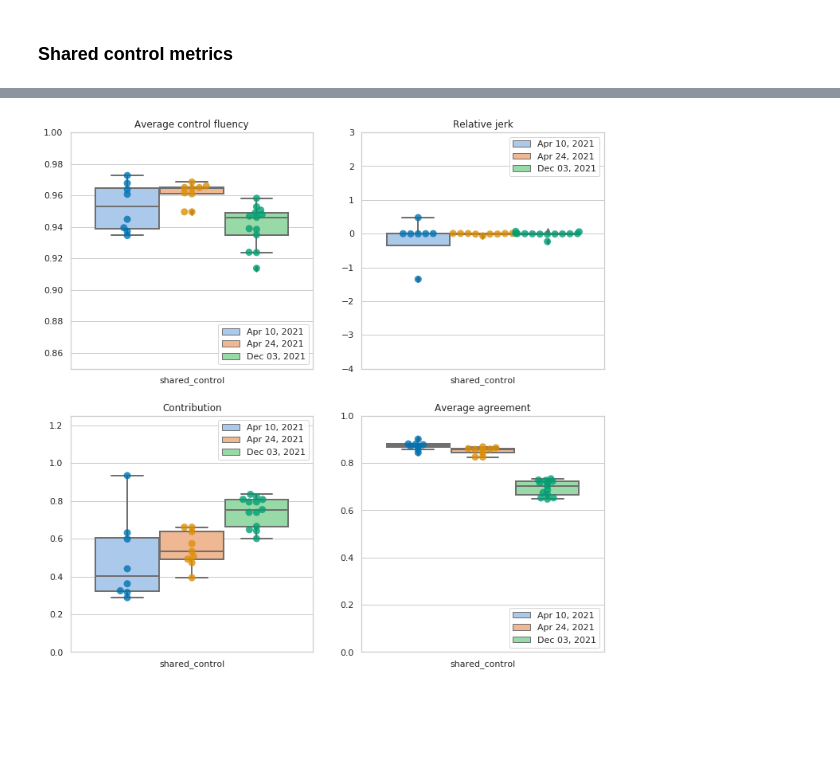
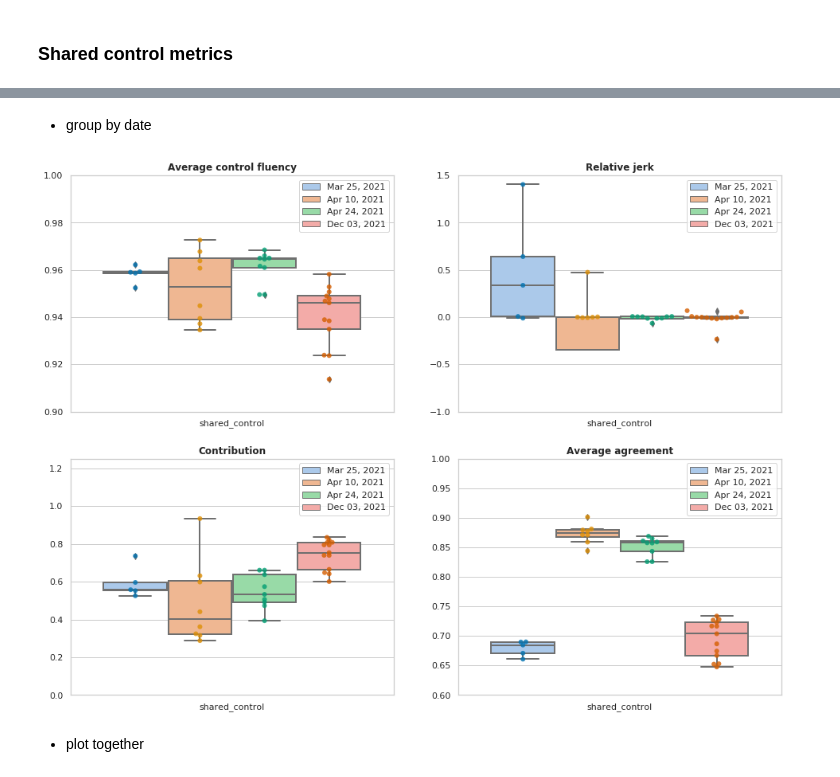
Before and after one commit to epfl-lasa/crowdbot-evaluation-tools, a Jupyter notebook: notebooks/comprehensive_eval_ver2.ipynb, the cells around one changed output, grey strips where cells are left out. Cells and saved outputs as stored; diff of their text form; code cells hidden in the pictures; blank space fills up the shorter version.

```diff
--- a/notebooks/comprehensive_eval_ver2.ipynb
+++ b/notebooks/comprehensive_eval_ver2.ipynb
@@ -1417,7 +1582,7 @@ plt.show()
 # %% [markdown]
 ## Comparison between shared_control on 0325, 0410 and 0424
 # %%
-chosen_dates = ['0410', '0424', '1203']
+chosen_dates = ['0325', '0410', '0424', '1203']
 chosen_type = ['shared_control']
 
 eval_dirs = []
@@ -1436,18 +1602,12 @@ for root, dirs, files in walk(outbase, topdown=False, maxdepth=1):
 ### Result loading
 # %%
 crowd_metrics = (
-    'avg_crowd_density5',
-    'std_crowd_density5',
-    'max_crowd_density5',
+    'avg_crowd_density2_5',
+    'std_crowd_density2_5',
+    'max_crowd_density2_5',
+    'virtual_collision',
     'avg_min_dist',
 )
-"""
-To added crowd_metrics
-avg_crowd_density2_5
-std_crowd_density2_5
-max_crowd_density2_5
-virtual_collision
-"""
 
 path_metrics = (
     'rel_duration2goal',
@@ -1540,5 +1872,7 @@ control_metrics_df = eval_res_df[['seq', 'control_type'] + list(control_metrics)
+# %% [markdown]
+- group by date
 # %%
-control_fig, control_axes = plt.subplots(2, 2, figsize=(12, 12))
+control_fig, control_axes = plt.subplots(2, 2, figsize=(16, 12))
 
 categorical_plot(
     axes=control_axes[0,0],
@@ -1548,9 +1882,10 @@ categorical_plot(
     title='Average control fluency',
     xlabel='',
     ylabel='',
-    ylim=[0.85, 1.0],
-    lgd_labels=['Apr 10, 2021', 'Apr 24, 2021', 'Dec 03, 2021'],
+    ylim=[0.90, 1.0],
+    lgd_labels=['Mar 25, 2021', 'Apr 10, 2021', 'Apr 24, 2021', 'Dec 03, 2021'],
     group='date',
+    loc='upper right',
     kind='box',
 )
 
@@ -1562,8 +1897,8 @@ categorical_plot(
     title='Relative jerk',
     xlabel='',
     ylabel='',
-    ylim=[-4.0, 3.0],
-    lgd_labels=['Apr 10, 2021', 'Apr 24, 2021', 'Dec 03, 2021'],
+    ylim=[-1.0, 1.5],
+    lgd_labels=['Mar 25, 2021', 'Apr 10, 2021', 'Apr 24, 2021', 'Dec 03, 2021'],
     group='date',
     loc='upper right',
     kind='box',
@@ -1571,35 +1906,36 @@ categorical_plot(
 
 categorical_plot(
     axes=control_axes[1,0],
     df=control_metrics_df,
     metric='contribution',
     catogory='control_type',
     title='Contribution',
     xlabel='',
     ylabel='',
     ylim=[0.0, 1.25],
-    lgd_labels=['Apr 10, 2021', 'Apr 24, 2021', 'Dec 03, 2021'],
+    lgd_labels=['Mar 25, 2021', 'Apr 10, 2021', 'Apr 24, 2021', 'Dec 03, 2021'],
     group='date',
     loc='upper right',
     kind='box',
 )
 
 categorical_plot(
     axes=control_axes[1,1],
     df=control_metrics_df,
     metric='avg_agreement',
     catogory='control_type',
     title='Average agreement',
     xlabel='',
     ylabel='',
-    ylim=[0.0, 1.0],
-    lgd_labels=['Apr 10, 2021', 'Apr 24, 2021', 'Dec 03, 2021'],
+    ylim=[0.60, 1.0],
+    lgd_labels=['Mar 25, 2021', 'Apr 10, 2021', 'Apr 24, 2021', 'Dec 03, 2021'],
     group='date',
+    loc='upper right',
     kind='box',
 )
 
-plt.savefig("comp_shared_control.pdf", dpi=300)
+plt.savefig("all_shared_control_perf_grouped.pdf", dpi=300)
 
 plt.show()
 # %% [output]
-[figure, old version]
+[figure, new version]
@@ -1605,0 +1944,2 @@ plt.show()
+# %% [markdown]
+- plot together
```
Also changed, not shown: parts of 50 cells of this notebook, 19 other files.
